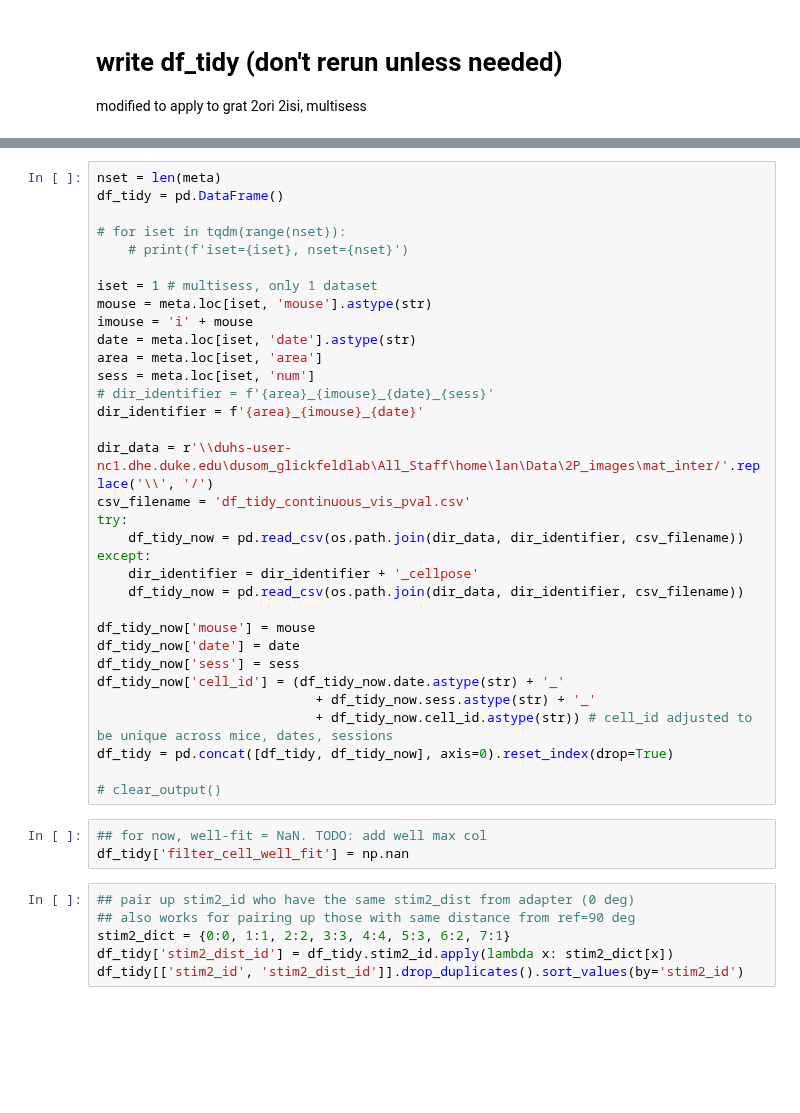
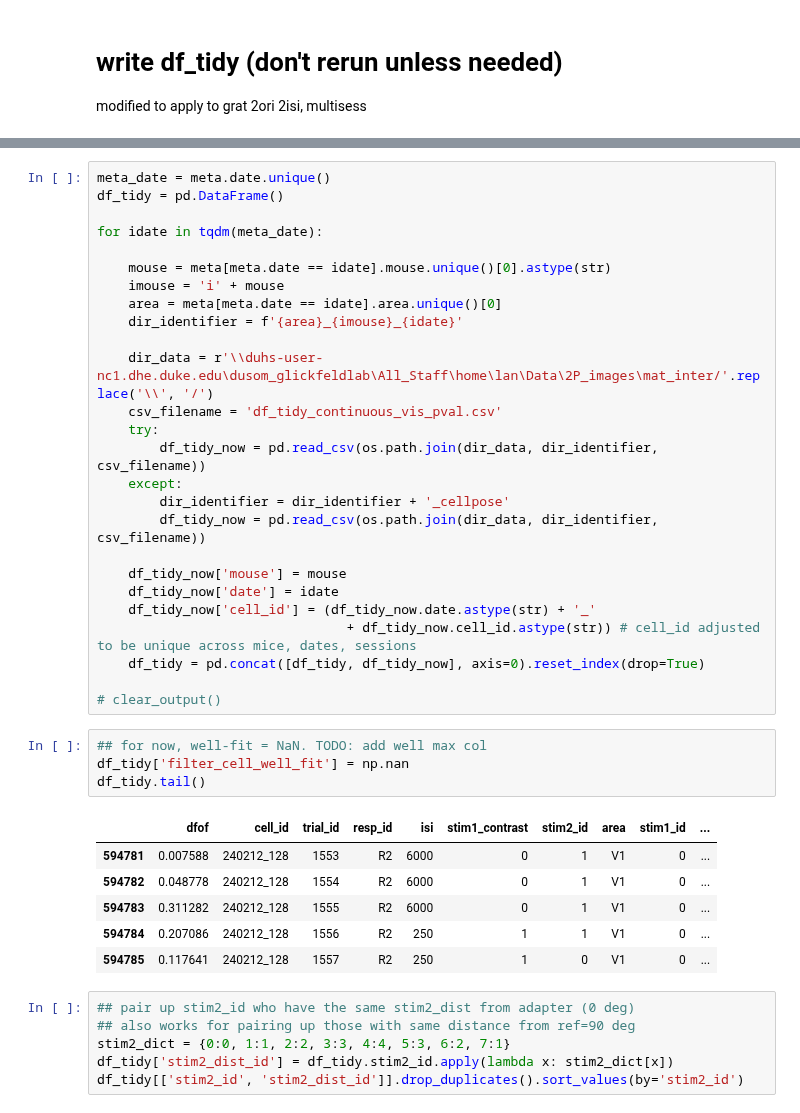
Before and after one commit to lanluo9/inter, a Jupyter notebook: scripts/ipynb/decode_grat2ori2isi.ipynb, the cells around one changed output, grey strips where cells are left out. Saved outputs shown, nothing was run; the diff lists cells and outputs as text; blank space fills up the shorter version.

```diff
--- a/scripts/ipynb/decode_grat2ori2isi.ipynb
+++ b/scripts/ipynb/decode_grat2ori2isi.ipynb
@@ -326,39 +327,40 @@ meta
 # %%
-nset = len(meta)
+meta_date = meta.date.unique()
 df_tidy = pd.DataFrame()
 
-# for iset in tqdm(range(nset)):
-    # print(f'iset={iset}, nset={nset}')
+for idate in tqdm(meta_date):
 
-iset = 1 # multisess, only 1 dataset
-mouse = meta.loc[iset, 'mouse'].astype(str)
-imouse = 'i' + mouse
-date = meta.loc[iset, 'date'].astype(str)
-area = meta.loc[iset, 'area']
-sess = meta.loc[iset, 'num']
-# dir_identifier = f'{area}_{imouse}_{date}_{sess}'
-dir_identifier = f'{area}_{imouse}_{date}'
+    mouse = meta[meta.date == idate].mouse.unique()[0].astype(str)
+    imouse = 'i' + mouse
+    area = meta[meta.date == idate].area.unique()[0]
+    dir_identifier = f'{area}_{imouse}_{idate}'
 
-dir_data = r'\\duhs-user-nc1.dhe.duke.edu\dusom_glickfeldlab\All_Staff\home\lan\Data\2P_images\mat_inter/'.replace('\\', '/')
-csv_filename = 'df_tidy_continuous_vis_pval.csv'
-try:
-    df_tidy_now = pd.read_csv(os.path.join(dir_data, dir_identifier, csv_filename))
-except:
-    dir_identifier = dir_identifier + '_cellpose'
-    df_tidy_now = pd.read_csv(os.path.join(dir_data, dir_identifier, csv_filename))
+    dir_data = r'\\duhs-user-nc1.dhe.duke.edu\dusom_glickfeldlab\All_Staff\home\lan\Data\2P_images\mat_inter/'.replace('\\', '/')
+    csv_filename = 'df_tidy_continuous_vis_pval.csv'
+    try:
+        df_tidy_now = pd.read_csv(os.path.join(dir_data, dir_identifier, csv_filename))
+    except:
+        dir_identifier = dir_identifier + '_cellpose'
+        df_tidy_now = pd.read_csv(os.path.join(dir_data, dir_identifier, csv_filename))
 
-df_tidy_now['mouse'] = mouse
-df_tidy_now['date'] = date
-df_tidy_now['sess'] = sess
-df_tidy_now['cell_id'] = (df_tidy_now.date.astype(str) + '_'
-                            + df_tidy_now.sess.astype(str) + '_'
-                            + df_tidy_now.cell_id.astype(str)) # cell_id adjusted to be unique across mice, dates, sessions
-df_tidy = pd.concat([df_tidy, df_tidy_now], axis=0).reset_index(drop=True)
+    df_tidy_now['mouse'] = mouse
+    df_tidy_now['date'] = idate
+    df_tidy_now['cell_id'] = (df_tidy_now.date.astype(str) + '_'
+                                + df_tidy_now.cell_id.astype(str)) # cell_id adjusted to be unique across mice, dates, sessions
+    df_tidy = pd.concat([df_tidy, df_tidy_now], axis=0).reset_index(drop=True)
 
 # clear_output()
 # %%
 ## for now, well-fit = NaN. TODO: add well max col
 df_tidy['filter_cell_well_fit'] = np.nan
+df_tidy.tail()
+# %% [output]
+|  | dfof | cell_id | trial_id | resp_id | isi | stim1_contrast | stim2_id | area | stim1_id | ... |
+| 594781 | 0.007588 | 240212_128 | 1553 | R2 | 6000 | 0 | 1 | V1 | 0 | ... |
+| 594782 | 0.048778 | 240212_128 | 1554 | R2 | 6000 | 0 | 1 | V1 | 0 | ... |
+| 594783 | 0.311282 | 240212_128 | 1555 | R2 | 6000 | 0 | 1 | V1 | 0 | ... |
+| 594784 | 0.207086 | 240212_128 | 1556 | R2 | 250 | 1 | 1 | V1 | 0 | ... |
+| 594785 | 0.117641 | 240212_128 | 1557 | R2 | 250 | 1 | 0 | V1 | 0 | ... |
 # %%
 ## pair up stim2_id who have the same stim2_dist from adapter (0 deg)
 ## also works for pairing up those with same distance from ref=90 deg
```
Also changed, not shown: parts of 9 cells of this notebook, 5 other files.
